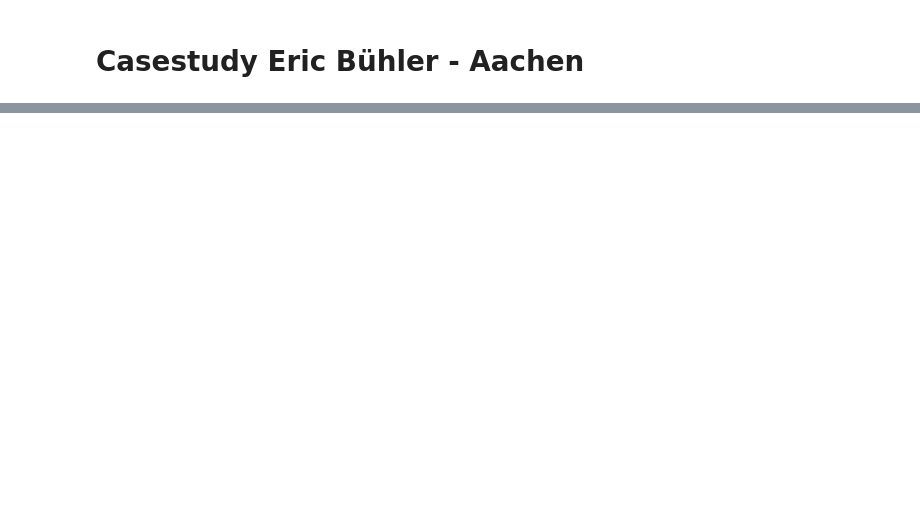
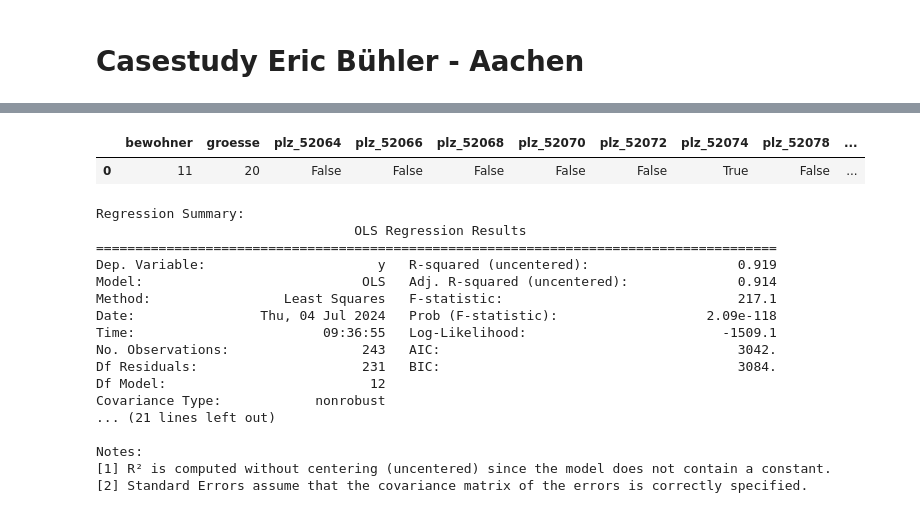
Before and after one commit to iwh-halle/fdap-2024-Big-Eric-Blip, a Jupyter notebook: casestudy/student_housing/initial.ipynb, the cells around one changed output, grey strips where cells are left out. Saved outputs shown, nothing was run; the diff lists cells and outputs as text; code cells hidden in the pictures; blank space fills up the shorter version.

```diff
--- a/casestudy/student_housing/initial.ipynb
+++ b/casestudy/student_housing/initial.ipynb
@@ -247,0 +326,78 @@ IndexError: only integers, slices (`:`), ellipsis (`...`), numpy.newaxis (`None`
+# %%
+import numpy as np
+import pandas as pd
+import statsmodels.api as sm
+import re
+
+# Define the necessary columns for the DataFrame
+necessary_columns = ['bewohner', 'groesse', 'miete', 'plz']
+
+# Create a DataFrame from the 'anzeigen' list with only the necessary columns
+df = pd.DataFrame(anzeigen, columns=necessary_columns)
+
+# Convert numeric columns to numeric types and handle errors
+df['bewohner'] = pd.to_numeric(df['bewohner'], errors='coerce')
+df['groesse'] = pd.to_numeric(df['groesse'], errors='coerce')
+df['miete'] = pd.to_numeric(df['miete'], errors='coerce')
+#df['sentiment'] = pd.to_numeric(df['sentiment'], errors='coerce')
+
+# Drop rows with missing values in numeric columns
+df = df.dropna(subset=['bewohner', 'groesse', 'miete'])
+
+# Convert 'plz' to categorical and create dummy variables
+df['plz'] = df['plz'].astype('category')
+df = pd.get_dummies(df, columns=['plz'], drop_first=True)
+
+# Add the intercept (constant term) for the regression model
+#df = sm.add_constant(df)
+
+# Round numeric values to a specified number of decimal places
+df = df.round({'bewohner': 0, 'groesse': 0, 'miete': 2})
+
+# Print data types and a sample of the DataFrame for debugging
+# Prepare the data for regression
+X = df.drop(columns=['miete'])  # Exclude dependent variable 'miete'
+y = df['miete']
+
+# Ensure all columns used for regression are numeric
+X = X.apply(pd.to_numeric, errors='coerce')  # Convert to numeric, forcing non-numeric to NaN
+X = X.fillna(0)  # Fill NaNs with 0 or some other value depending on context
+
+# Get variable names (column names)
+variable_names = X.columns if hasattr(X, 'columns') else list(df.columns.difference(['miete']))
+display(X[0:1])
+
+# Convert to np
+X = np.asarray(X)
+X = np.array(X , dtype=float)
+y = np.asarray(y)
+y = np.array(y, dtype=float)
+
+# Fit the model
+model = sm.OLS(y, X).fit()
+
+
+
+# Print the summary of the regression with custom variable names
+print("Regression Summary:")
+print(model.summary())  # Coefficients table
+# %% [output]
+|  | bewohner | groesse | plz_52064 | plz_52066 | plz_52068 | plz_52070 | plz_52072 | plz_52074 | plz_52078 | ... |
+| 0 | 11 | 20 | False | False | False | False | False | True | False | ... |
+Regression Summary:
+                                 OLS Regression Results
+=======================================================================================
+Dep. Variable:                      y   R-squared (uncentered):                   0.919
+Model:                            OLS   Adj. R-squared (uncentered):              0.914
+Method:                 Least Squares   F-statistic:                              217.1
+Date:                Thu, 04 Jul 2024   Prob (F-statistic):                   2.09e-118
+Time:                        09:36:55   Log-Likelihood:                         -1509.1
+No. Observations:                 243   AIC:                                      3042.
+Df Residuals:                     231   BIC:                                      3084.
+Df Model:                          12
+Covariance Type:            nonrobust
+... (21 lines left out)
+
+Notes:
+[1] R² is computed without centering (uncentered) since the model does not contain a constant.
+[2] Standard Errors assume that the covariance matrix of the errors is correctly specified.
```
Also changed, not shown: parts of 8 cells of this notebook, 2 other files.
